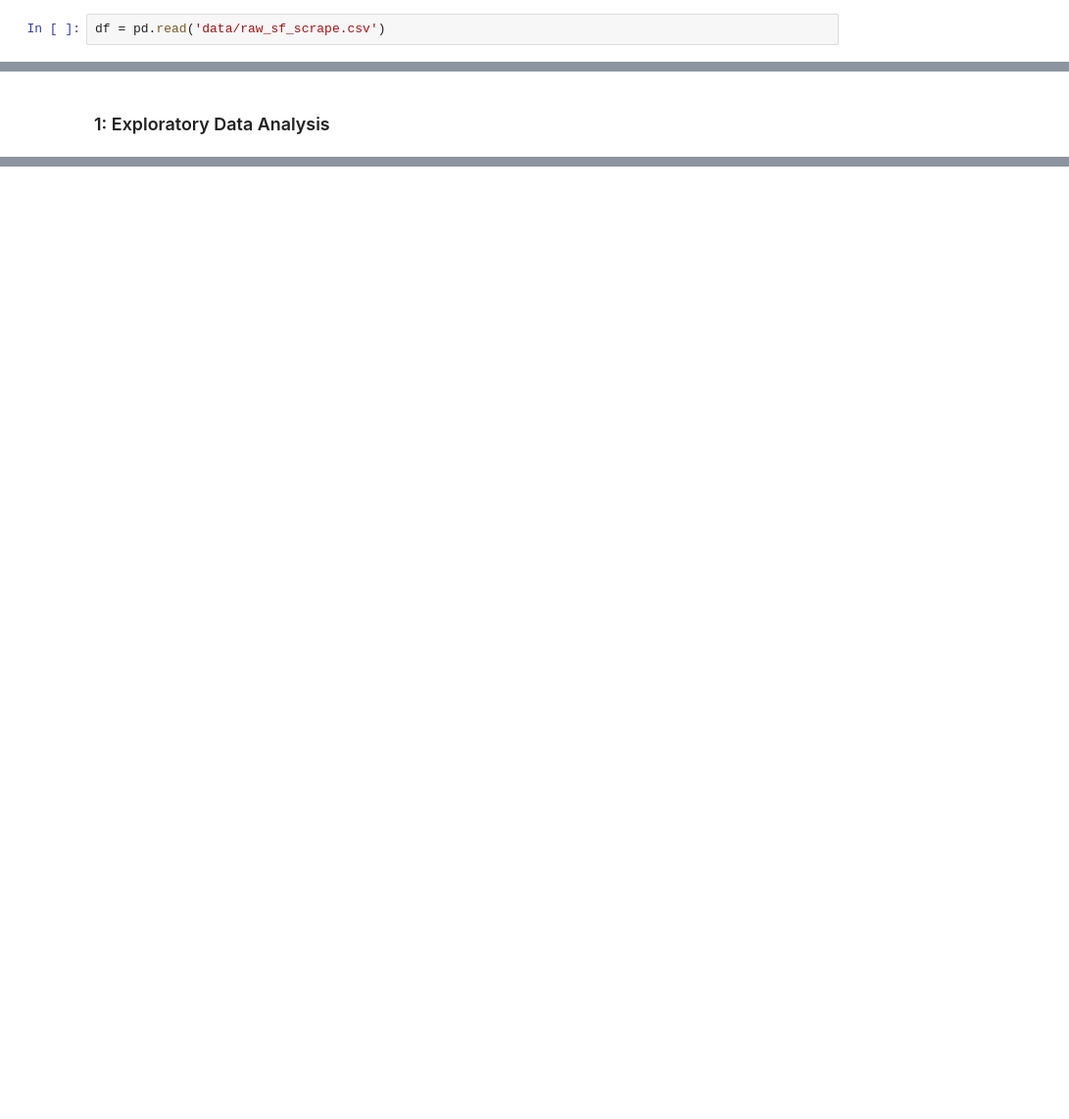
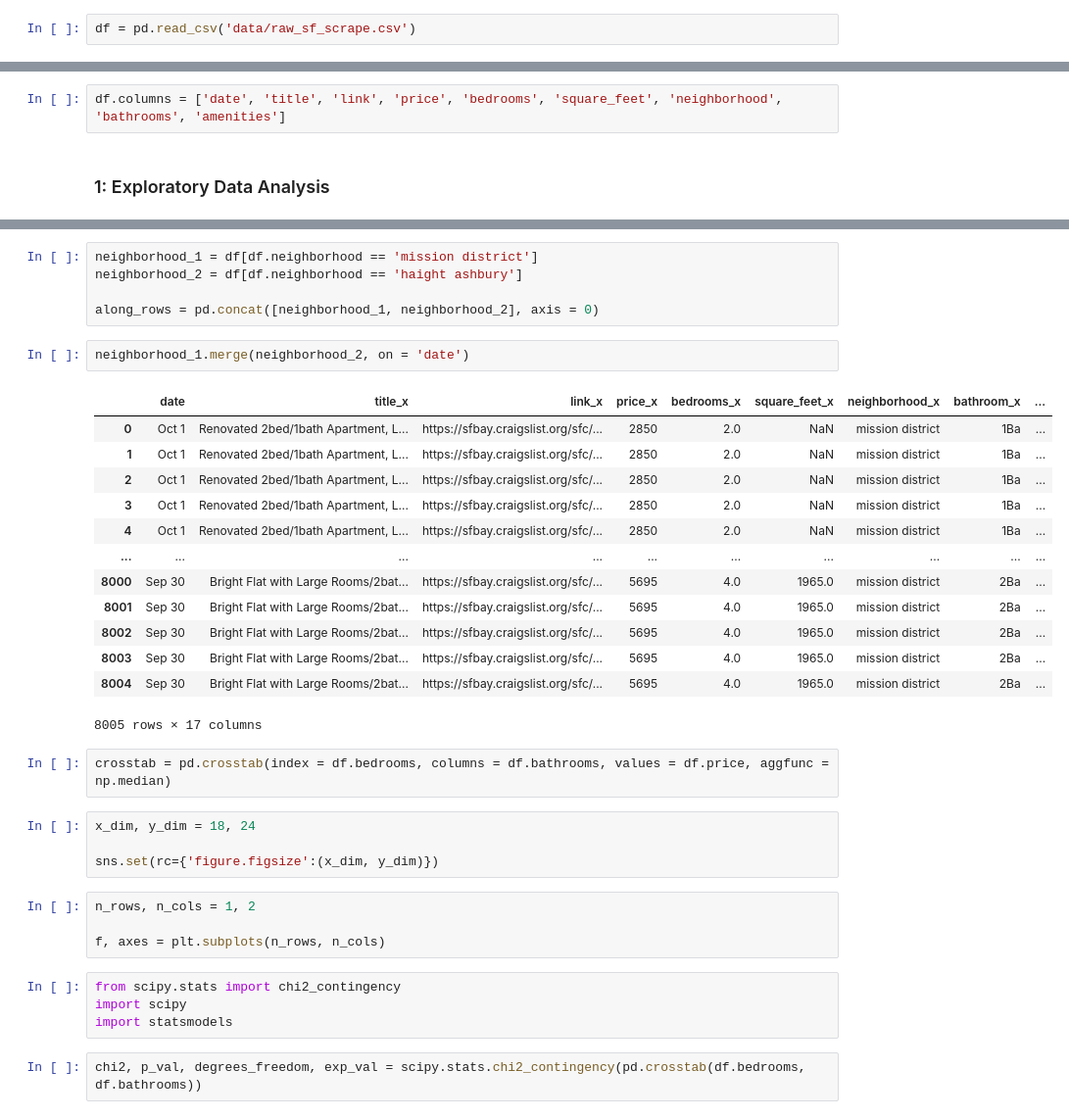
Before and after one commit to haleyej/SI_370_Homework_7, a Jupyter notebook: homework_7.ipynb, the cells around one changed output, grey strips where cells are left out. Shown at 98% size. Drawn from its saved outputs; the diff is of its cells as text; blank space fills up the shorter version.

```diff
--- a/homework_7.ipynb
+++ b/homework_7.ipynb
@@ -14,2 +19,2 @@ import seaborn as sns
 # %%
-df = pd.read('data/raw_sf_scrape.csv')
+df = pd.read_csv('data/raw_sf_scrape.csv')
@@ -18,2 +30,4 @@ AttributeError: module 'pandas' has no attribute 'read'
+# %%
+df.columns = ['date', 'title', 'link', 'price', 'bedrooms', 'square_feet', 'neighborhood', 'bathrooms', 'amenities']
 # %% [markdown]
 <h3>1: Exploratory Data Analysis</h3>
@@ -19,0 +121,37 @@ AttributeError: module 'pandas' has no attribute 'read'
+# %%
+neighborhood_1 = df[df.neighborhood == 'mission district']
+neighborhood_2 = df[df.neighborhood == 'haight ashbury']
+
+along_rows = pd.concat([neighborhood_1, neighborhood_2], axis = 0)
+# %%
+neighborhood_1.merge(neighborhood_2, on = 'date')
+# %% [output]
+|  | date | title_x | link_x | price_x | bedrooms_x | square_feet_x | neighborhood_x | bathroom_x | ... |
+| 0 | Oct 1 | Renovated 2bed/1bath Apartment, L... | https://sfbay.craigslist.org/sfc/... | 2850 | 2.0 | NaN | mission district | 1Ba | ... |
+| 1 | Oct 1 | Renovated 2bed/1bath Apartment, L... | https://sfbay.craigslist.org/sfc/... | 2850 | 2.0 | NaN | mission district | 1Ba | ... |
+| 2 | Oct 1 | Renovated 2bed/1bath Apartment, L... | https://sfbay.craigslist.org/sfc/... | 2850 | 2.0 | NaN | mission district | 1Ba | ... |
+| 3 | Oct 1 | Renovated 2bed/1bath Apartment, L... | https://sfbay.craigslist.org/sfc/... | 2850 | 2.0 | NaN | mission district | 1Ba | ... |
+| 4 | Oct 1 | Renovated 2bed/1bath Apartment, L... | https://sfbay.craigslist.org/sfc/... | 2850 | 2.0 | NaN | mission district | 1Ba | ... |
+| ... | ... | ... | ... | ... | ... | ... | ... | ... | ... |
+| 8000 | Sep 30 | Bright Flat with Large Rooms/2bat... | https://sfbay.craigslist.org/sfc/... | 5695 | 4.0 | 1965.0 | mission district | 2Ba | ... |
+| 8001 | Sep 30 | Bright Flat with Large Rooms/2bat... | https://sfbay.craigslist.org/sfc/... | 5695 | 4.0 | 1965.0 | mission district | 2Ba | ... |
+| 8002 | Sep 30 | Bright Flat with Large Rooms/2bat... | https://sfbay.craigslist.org/sfc/... | 5695 | 4.0 | 1965.0 | mission district | 2Ba | ... |
+| 8003 | Sep 30 | Bright Flat with Large Rooms/2bat... | https://sfbay.craigslist.org/sfc/... | 5695 | 4.0 | 1965.0 | mission district | 2Ba | ... |
+| 8004 | Sep 30 | Bright Flat with Large Rooms/2bat... | https://sfbay.craigslist.org/sfc/... | 5695 | 4.0 | 1965.0 | mission district | 2Ba | ... |
+8005 rows × 17 columns
+# %%
+crosstab = pd.crosstab(index = df.bedrooms, columns = df.bathrooms, values = df.price, aggfunc = np.median)
+# %%
+x_dim, y_dim = 18, 24
+
+sns.set(rc={'figure.figsize':(x_dim, y_dim)})
+# %%
+n_rows, n_cols = 1, 2
+
+f, axes = plt.subplots(n_rows, n_cols)
+# %%
+from scipy.stats import chi2_contingency
+import scipy
+import statsmodels
+# %%
+chi2, p_val, degrees_freedom, exp_val = scipy.stats.chi2_contingency(pd.crosstab(df.bedrooms, df.bathrooms))
```
Also changed, not shown: parts of 19 cells of this notebook.
